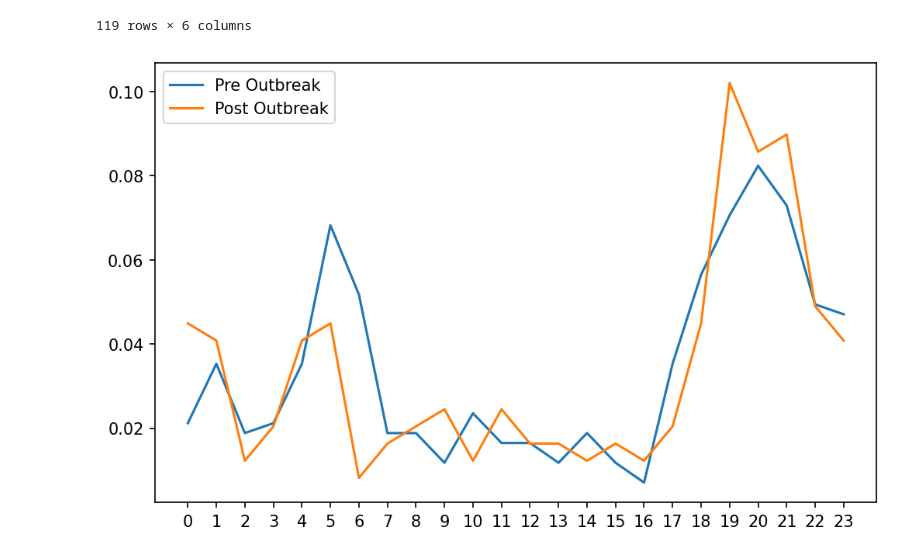
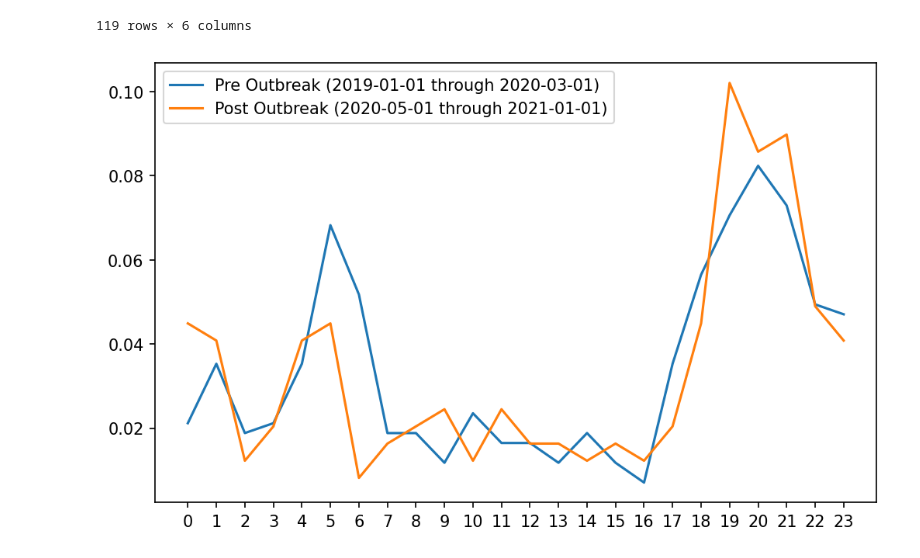
Before and after one commit to pwnage101/california-crash-analysis, a Jupyter notebook: CaliforniaCrashAnalysis.ipynb, the cells around one changed output. Saved outputs shown, nothing was run; the diff lists cells and outputs as text; code cells hidden in the pictures.

Commit message:
more comments, better labelling

```diff
--- a/CaliforniaCrashAnalysis.ipynb
+++ b/CaliforniaCrashAnalysis.ipynb
@@ -101,6 +101,11 @@ time_periods = {
         "end": eval_end,
     },
 }
+for time_period_key, time_period in time_periods.items():
+    pretty_key = time_period_key.replace("_", " ").title()
+    pretty_range = f'{time_period["start"].date()} through {time_period["end"].date()}'
+    time_period["display_name"] = \
+        f'{pretty_key} ({pretty_range})'
 
 # Assign the time period key to each crash.
 crashes_df["time_period_key"] = np.nan
@@ -162,33 +167,33 @@ fig, ax = plt.subplots()
 # Plot pre-pandemic crashes vs. hour
 ax.plot(
     crash_frequency_df[
             (crash_frequency_df.dow_type == "weekday") &
             (crash_frequency_df.time_period_key == "pre_outbreak")
     ].set_index("collision_hour").collision_frequency,
-    label="Pre Outbreak",
+    label=time_periods["pre_outbreak"]["display_name"],
 )
 
 #ax.plot(
 #    crash_frequency_df[
 #            (crash_frequency_df.dow_type == "weekday") &
 #            (crash_frequency_df.time_period_key == "during_outbreak")
 #    ].set_index("collision_hour").collision_frequency,
 #    label="During Outbreak",
 #)
 
 # Plot post-pandemic crashes vs. hour
 ax.plot(
     crash_frequency_df[
             (crash_frequency_df.dow_type == "weekday") &
             (crash_frequency_df.time_period_key == "post_outbreak")
     ].set_index("collision_hour").collision_frequency,
-    label="Post Outbreak",
+    label=time_periods["post_outbreak"]["display_name"],
 )
 
 ax.set_xticks(range(0, 24))
 legend = ax.legend(loc='upper left')
 fig.set_figwidth(8)
 fig.set_figheight(5)
 fig.set_dpi(150.0)
 # %% [output]
-[figure, old version]
+[figure, new version]
```
